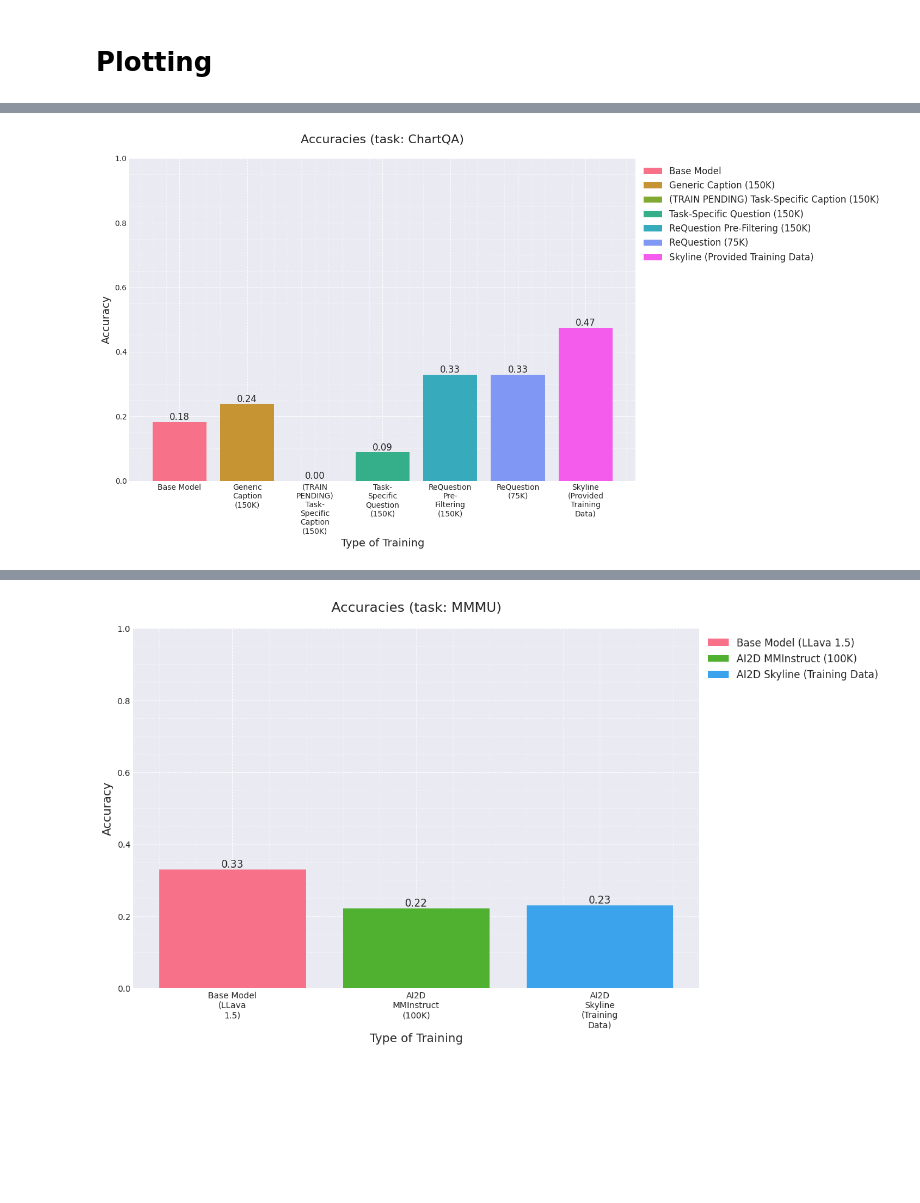
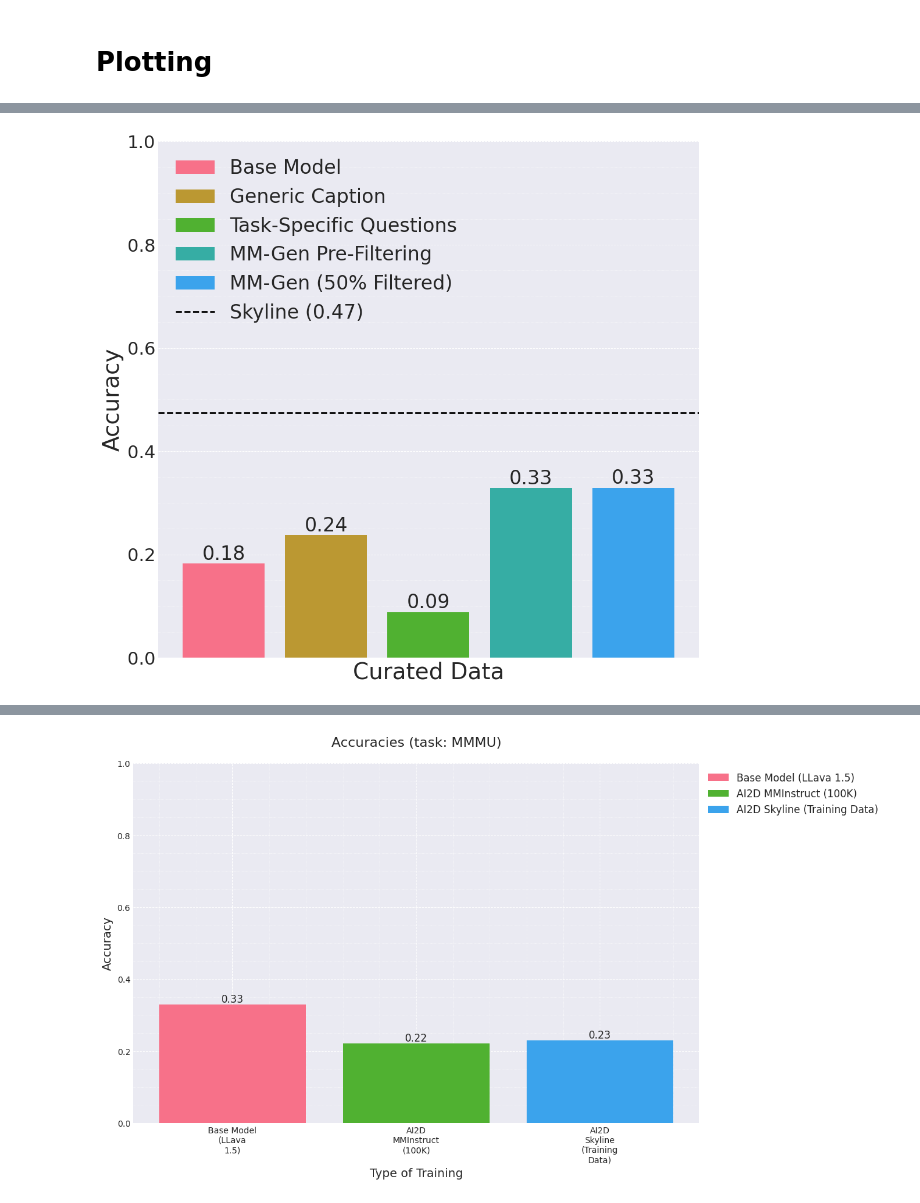
Before and after one commit to sjoshi804/MM-Gen, a Jupyter notebook: notebooks/plot_results.ipynb, the cells around one changed output, grey strips where cells are left out. Cells and saved outputs as stored; diff of their text form; code cells hidden in the pictures; blank space fills up the shorter version.

Commit message:
final results push

```diff
--- a/notebooks/plot_results.ipynb
+++ b/notebooks/plot_results.ipynb
@@ -13,7 +13,7 @@ def load_jsonlines(file_path):
             data.append(obj)
     return data
 
-def plot_accuracies(data, rows, names=None, wrap_width=10):
+def plot_accuracies(data, rows, names=None, wrap_width=10, legend=True):
     # Extract accuracies based on provided row indices
     accuracies = [data[row]["accuracy"] for row in rows]
 
@@ -34,31 +34,42 @@ def plot_accuracies(data, rows, names=None, wrap_width=10):
 
     # Plot the data with seaborn style
     plt.style.use('seaborn-v0_8-dark')
-    plt.figure(figsize=(12, 8))
+    plt.figure(figsize=(12,12))
 
-    bars = plt.bar(wrapped_names, accuracies, color=colors)
+    bars = plt.bar(wrapped_names[:-1], accuracies[:-1], color=colors[:-1])
+
+    # Add the last bar as a horizontal line across the entire plot
+    last_bar = plt.axhline(y=accuracies[-1], color='black', linestyle='--', linewidth=2)
 
     # Add grid lines
     plt.grid(True, which='both', linestyle='--', linewidth=0.7)
     plt.minorticks_on()
     plt.grid(True, which='minor', linestyle=':', linewidth=0.5)
 
-    # Add labels and title
-    plt.xlabel('Type of Training', fontsize=14)
-    plt.ylabel('Accuracy', fontsize=14)
-    plt.title(f'Accuracies (task: {task})', fontsize=16, pad=20)  # Adjust pad to increase space above title
+    # Add labels and title with larger font sizes
+    plt.xlabel('Curated Data', fontsize=28)
+    plt.ylabel('Accuracy', fontsize=28)
+    #plt.title(f'Accuracies (task: {task})', fontsize=20, pad=20)  # Adjust pad to increase space above title
     plt.ylim(0, 1)
+
+    # Set tick label font sizes
+    plt.xticks([])
+    plt.yticks(fontsize=22)
 
     # Adjust top margin to add space above the graph
     plt.subplots_adjust(top=0.85)
 
-    # Add data labels on top of bars
+    # Add data labels on top of bars with larger font size
     for bar in bars:
         yval = bar.get_height()
-        plt.text(bar.get_x() + bar.get_width()/2.0, yval, f'{yval:.2f}', va='bottom', ha='center', fontsize=12)
+        plt.text(bar.get_x() + bar.get_width() / 2.0, yval, f'{yval:.2f}', va='bottom', ha='center', fontsize=24)
 
-    # Add legend outside the plot
-    plt.legend(bars, names, loc='upper left', bbox_to_anchor=(1, 1), fontsize=12)
+    # Add legend outside the plot with larger font size
+    if legend:
+        plt.legend([*bars, last_bar], [*names[:-1], f'{names[-1]} ({accuracies[-1]:.2f})'], loc='upper left', fontsize=24)
+    # Save the plot as a PDF file
+    task = task.lower().replace(' ', '_')
+    plt.savefig(f'{task}_results.pdf', format='pdf', bbox_inches='tight')
 
     # Show the plot
     plt.show()
@@ -379,5 +415,7 @@ with jsonlines.open("../results/final_results.jsonl", "r") as reader:
+# %%
+bar_names = ["Base Model", "Generic Caption", "Task-Specific Questions", "MM-Gen Pre-Filtering", "MM-Gen (50% Filtered)", "Skyline"]
 # %%
-plot_accuracies(results, [0,1,2,3,4,5, 6])
+plot_accuracies(results, [0,1,3,4,5,6], names=bar_names)
 # %% [output]
-[figure, old version]
+[figure, new version]
 # %%
```
Also changed, not shown: parts of 6 cells of this notebook, 9 other files.
